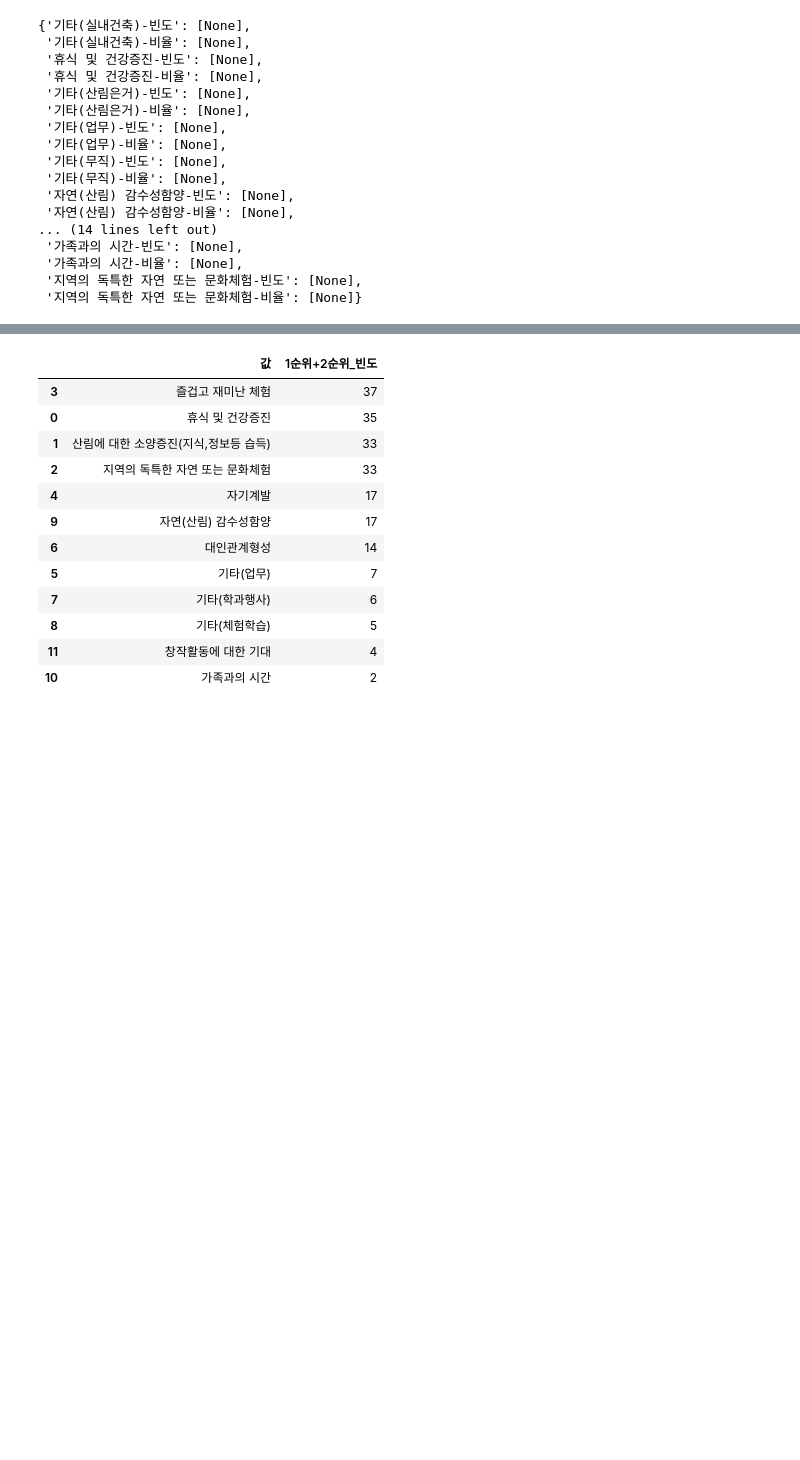
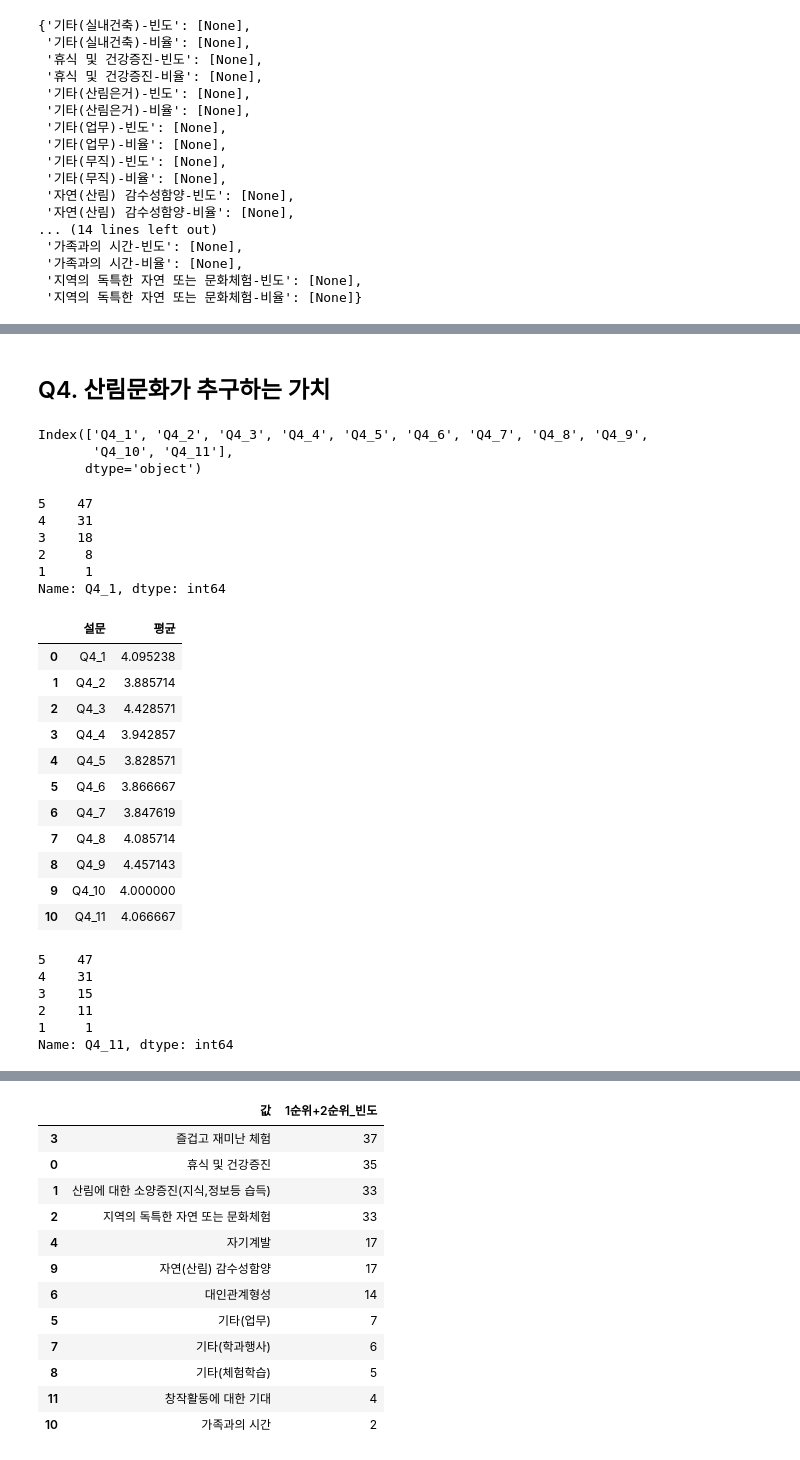
Before and after one commit to DDalaDDula/Card_Consumption_Pattern_Analysis_Dashboard, a Jupyter notebook: analysis_mult.ipynb, the cells around one changed output, grey strips where cells are left out. Drawn from its saved outputs; the diff is of its cells as text; code cells hidden in the pictures; blank space fills up the shorter version.

```diff
--- a/preprocessing_single.ipynb
+++ b/analysis_mult.ipynb
@@ -109,0 +116,2 @@ Q2
+# %% [markdown]
+## Q4. 산림문화가 추구하는 가치
@@ -109,0 +121,55 @@ Q2
+# %%
+df_expo_4.columns[7:]
+# %% [output]
+Index(['Q4_1', 'Q4_2', 'Q4_3', 'Q4_4', 'Q4_5', 'Q4_6', 'Q4_7', 'Q4_8', 'Q4_9',
+       'Q4_10', 'Q4_11'],
+      dtype='object')
+# %%
+# 가중평균 계산 및 리스트 형태로 저장
+expo_4_dic = {'설문':list(df_expo_4.columns[7:]),
+              '평균':[]}
+
+for question in df_expo_4.columns[7:]:
+    score_counts = df_expo_4[question].value_counts().reset_index()
+    score_counts.columns = ['점수', '빈도']
+    weighted_sum = (score_counts.index * score_counts).sum()
+    total_count = score_counts.sum()
+    weighted_mean = weighted_sum / total_count
+    expo_4_dic['평균'].append(weighted_mean)
+expo_4_df = pd.DataFrame(expo_4_dic)
+# %%
+score_counts = df_expo_4['Q4_1'].value_counts()
+score_counts.columns = ['빈도']
+score_counts.T
+# %% [output]
+5    47
+4    31
+3    18
+2     8
+1     1
+Name: Q4_1, dtype: int64
+# %%
+expo_4_df
+# %% [output]
+|  | 설문 | 평균 |
+| 0 | Q4_1 | 4.095238 |
+| 1 | Q4_2 | 3.885714 |
+| 2 | Q4_3 | 4.428571 |
+| 3 | Q4_4 | 3.942857 |
+| 4 | Q4_5 | 3.828571 |
+| 5 | Q4_6 | 3.866667 |
+| 6 | Q4_7 | 3.847619 |
+| 7 | Q4_8 | 4.085714 |
+| 8 | Q4_9 | 4.457143 |
+| 9 | Q4_10 | 4.000000 |
+| 10 | Q4_11 | 4.066667 |
+# %%
+score_counts.columns = ['점수', '빈도']
+score_counts
+# %% [output]
+5    47
+4    31
+3    15
+2    11
+1     1
+Name: Q4_11, dtype: int64
```
Also changed, not shown: parts of 5 cells of this notebook, 2 other files.
